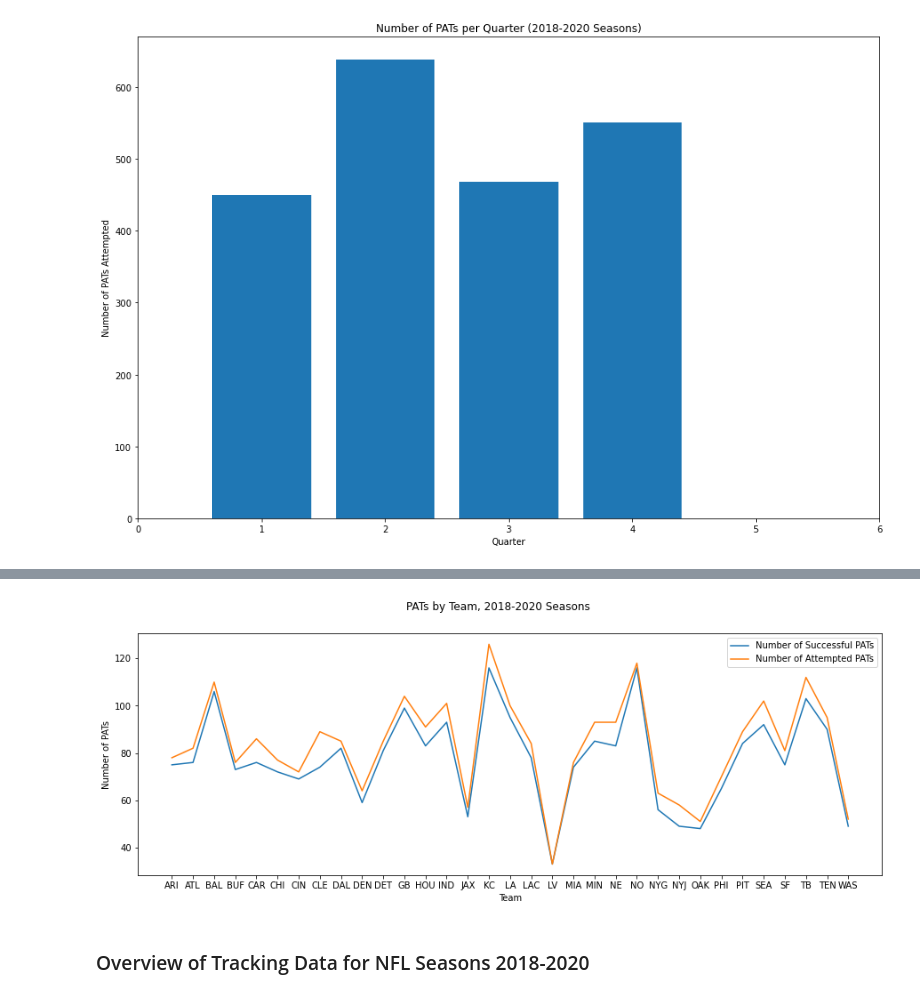
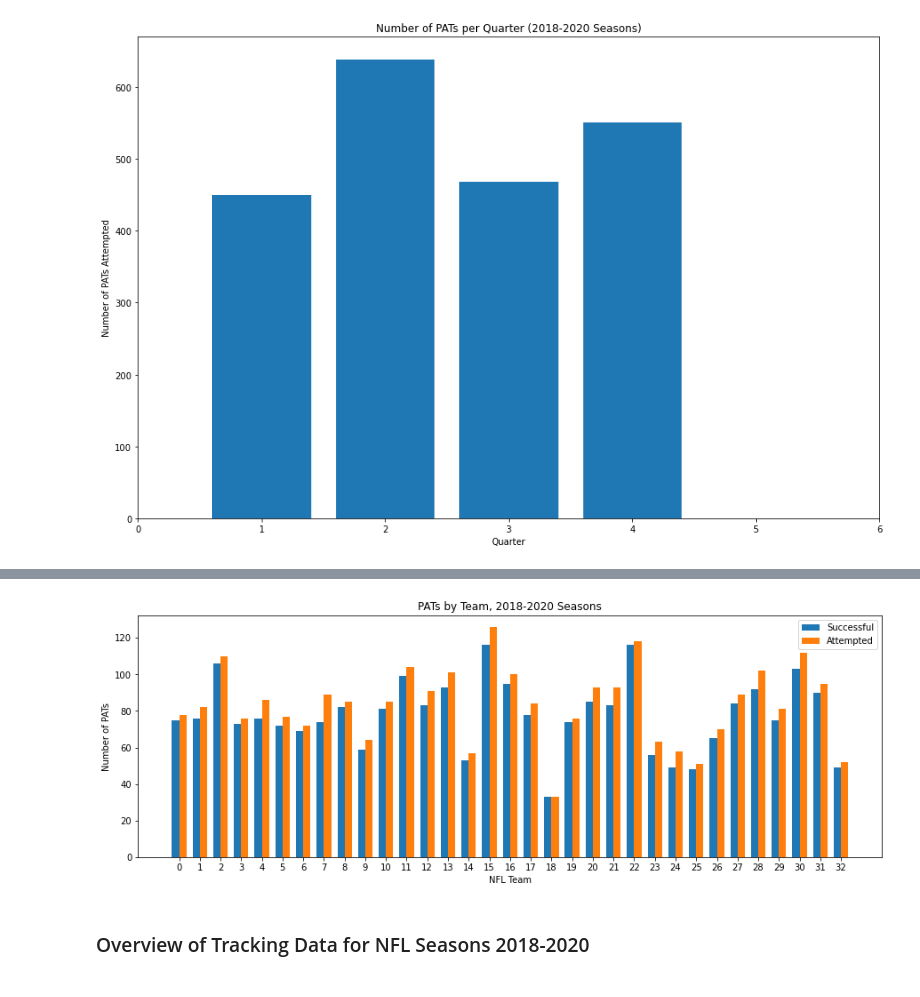
Before and after one commit to cbituin/nfl-big-data-bowl-2022, a Jupyter notebook: special-teams.ipynb, the cells around one changed output, grey strips where cells are left out. Drawn from its saved outputs; the diff is of its cells as text; code cells hidden in the pictures.

```diff
--- a/special-teams.ipynb
+++ b/special-teams.ipynb
@@ -99,13 +99,9 @@ from sklearn.model_selection import train_test_split
 fg_df = plays_df[plays_df.specialTeamsPlayType == 'Field Goal']
 pat_df = plays_df[plays_df.specialTeamsPlayType == 'Extra Point']
 
-fg_train_set, fg_test_set = train_test_split(fg_df, test_size=0.2, random_state=42)
-fg_train = fg_train_set.copy()
-fg_test = fg_test_set.copy()
+fg_train, fg_test = train_test_split(fg_df, test_size=0.2, random_state=42)
 
-pat_train_set, pat_test_set = train_test_split(pat_df, test_size=0.2, random_state=42)
-pat_train = pat_train_set.copy()
-pat_test = pat_test_set.copy()
+pat_train, pat_test = train_test_split(pat_df, test_size=0.2, random_state=42)
 # %%
 # Preparing Data for Visualization
 %matplotlib inline
@@ -221,19 +236,38 @@ plt.show()
 # %%
-plt.figure(figsize=(15, 5))
+# plt.figure(figsize=(15, 5))
 
-plt.plot(pat_success_by_team.possessionTeam, pat_success_by_team.playId, label='Number of Successful PATs')
-plt.xlabel('Team')
-plt.ylabel('Number of PATs')
+# plt.plot(pat_success_by_team.possessionTeam, pat_success_by_team.playId, label='Number of Successful PATs')
+# plt.xlabel('Team')
+# plt.ylabel('Number of PATs')
 
-plt.plot(pat_total_by_team.possessionTeam, pat_total_by_team.playId, label='Number of Attempted PATs')
-plt.xlabel('Team')
-plt.ylabel('Number of PATs')
+# plt.plot(pat_total_by_team.possessionTeam, pat_total_by_team.playId, label='Number of Attempted PATs')
+# plt.xlabel('Team')
+# plt.ylabel('Number of PATs')
 
-plt.legend()
-plt.suptitle('PATs by Team, 2018-2020 Seasons')
+# plt.legend()
+# plt.suptitle('PATs by Team, 2018-2020 Seasons')
+# plt.show()
+
+# Eventually refactor to viewing FG completion percentage
+
+x = np.arange(len(pat_success_by_team.possessionTeam))
+width = 0.35  # the width of the bars
+
+fig, ax = plt.subplots(figsize=(15, 5))
+
+rects1 = ax.bar(x - width/2, pat_success_by_team.playId, width, label='Successful')
+rects2 = ax.bar(x + width/2, pat_total_by_team.playId, width, label='Attempted')
+
+ax.set_ylabel('Number of PATs')
+ax.set_xlabel('NFL Team')
+ax.set_title('PATs by Team, 2018-2020 Seasons')
+ax.set_xticks(x)
+
+ax.legend()
+
 plt.show()
 # %% [output]
-[figure, old version]
+[figure, new version]
 # %% [markdown]
 ### Overview of Tracking Data for NFL Seasons 2018-2020
 # %%
```
Also changed, not shown: parts of 7 cells of this notebook.
